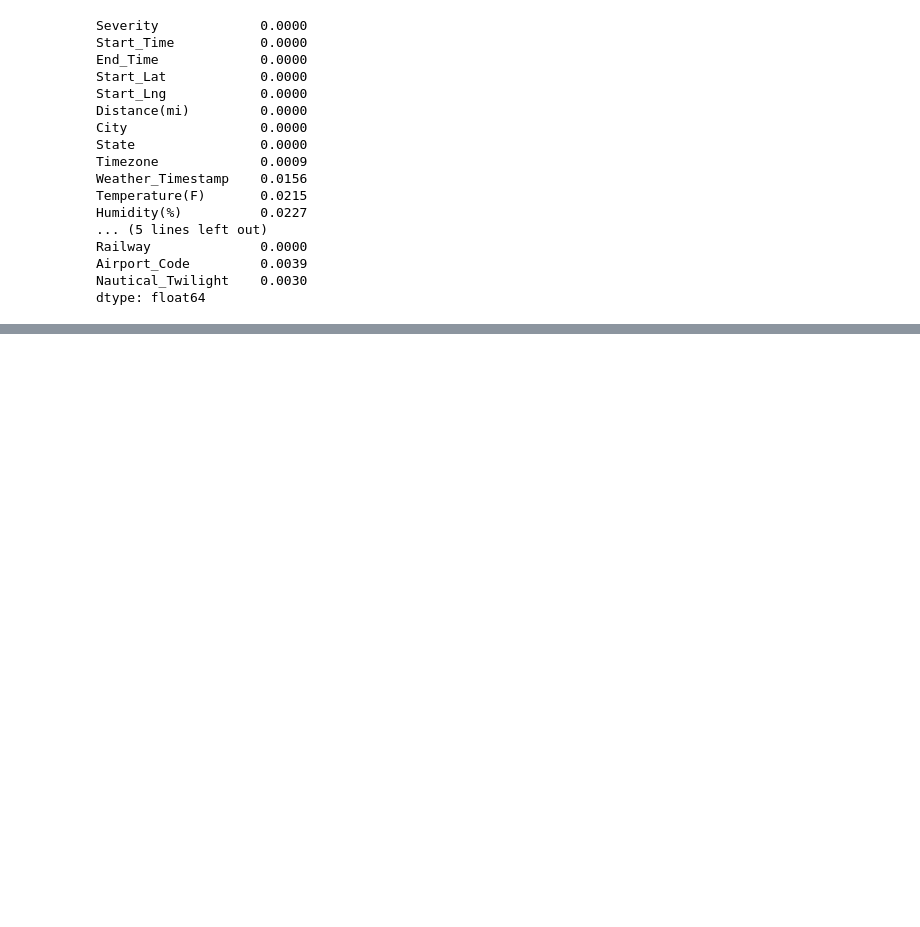
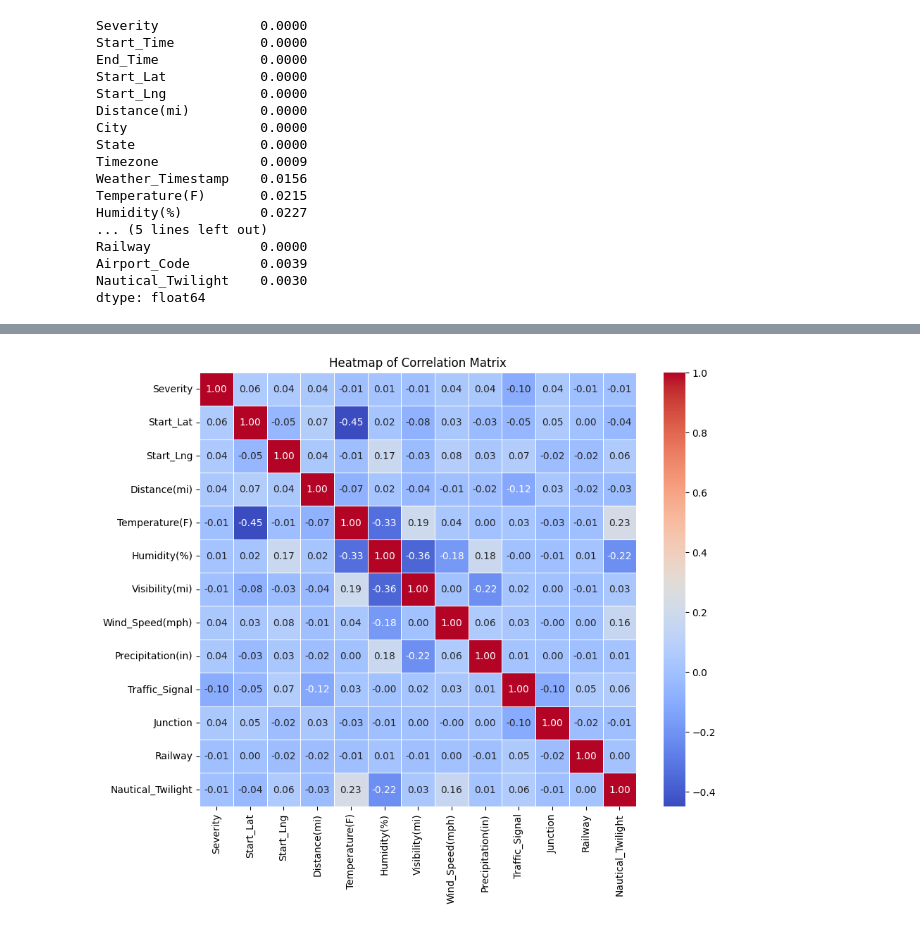
Before and after one commit to saharshhhh/Accident_Severity_Prediction-, a Jupyter notebook: temp.ipynb, the cells around one changed output, grey strips where cells are left out. Cells and saved outputs as stored; diff of their text form; code cells hidden in the pictures; blank space fills up the shorter version.

```diff
--- a/temp.ipynb
+++ b/temp.ipynb
@@ -223,3 +211,9 @@ Railway              0.0000
 Airport_Code         0.0039
 Nautical_Twilight    0.0030
 dtype: float64
+# %%
+dd['Traffic_Signal']=dd['Traffic_Signal'].astype(int)
+# %%
+dd['Junction']=dd['Junction'].astype(int)
+# %%
+dd['Railway']=dd["Railway"].astype(int)
@@ -225,0 +245,17 @@ dtype: float64
+# %%
+dd['Nautical_Twilight'] = (
+    dd['Nautical_Twilight']
+    .fillna('unknown')
+    .astype(str)
+    .str.strip().str.lower()
+    .map({'day': 1, 'night': 0, 'unknown': -1})
+)
+# %%
+numeric_dd = dd.select_dtypes(include='number')
+
+plt.figure(figsize=(10, 8))
+sns.heatmap(numeric_dd.corr(), annot=True, cmap='coolwarm', fmt='.2f', linewidths=0.5)
+plt.title('Heatmap of Correlation Matrix')
+plt.show()
+# %% [output]
+[figure, added]
```
Also changed, not shown: parts of 13 cells of this notebook, 2 other files.
